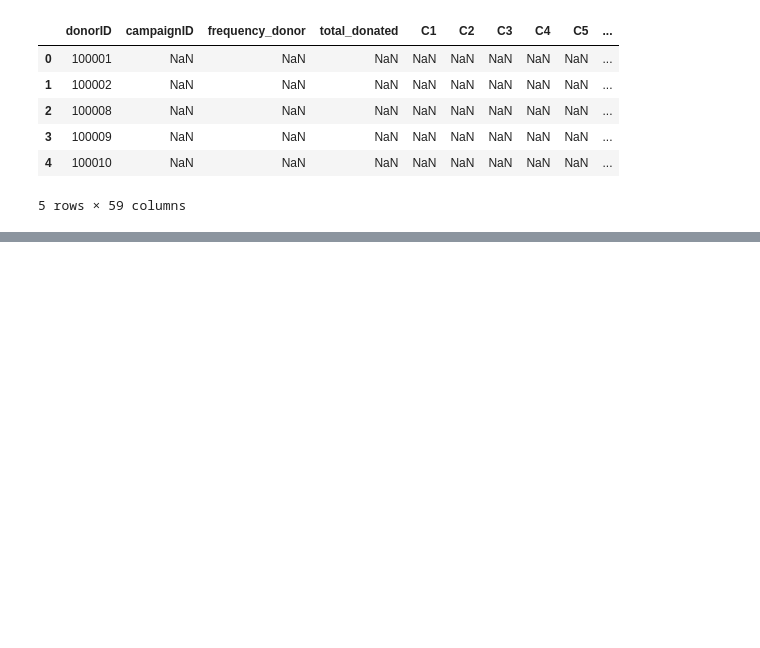
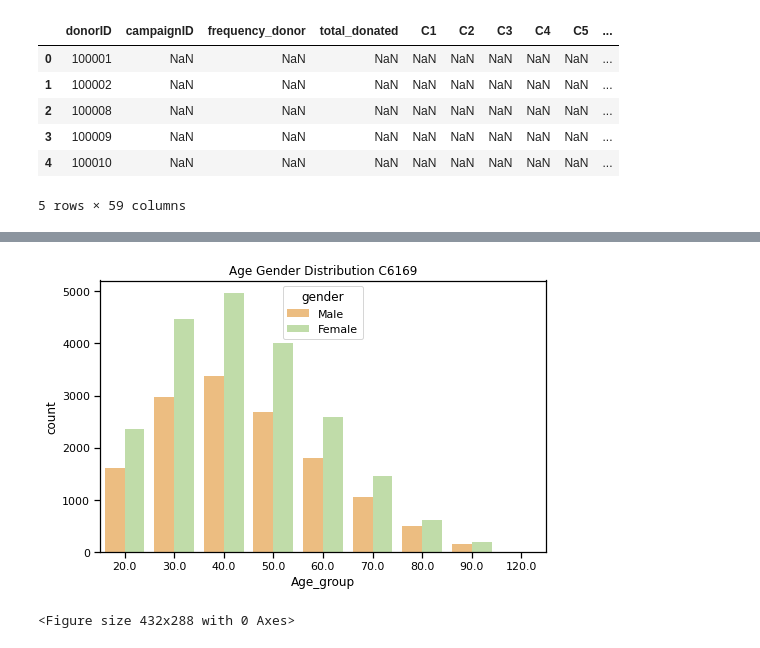
Before and after one commit to inderrana/Predicting-donations-leads-for-NGO, a Jupyter notebook: DSC_Use_Case/data_prep.ipynb, the cells around one changed output, grey strips where cells are left out. Drawn from its saved outputs; the diff is of its cells as text; code cells hidden in the pictures; blank space fills up the shorter version.

```diff
--- a/DSC_Use_Case/data_prep.ipynb
+++ b/DSC_Use_Case/data_prep.ipynb
@@ -615,0 +614,12 @@ KeyboardInterrupt:
+# %%
+plot_6169=pd.read_csv("./data/plot_6169.csv")
+
+plot_7244=pd.read_csv("./data/plot_7244.csv")
+
+plot_7362=pd.read_csv("./data/plot_7362.csv")
+# %%
+plot_6169['Age_group']=plot_6169['Age']//10*10
+plot_7244['Age_group']=plot_7244['Age']//10*10
+plot_7362['Age_group']=plot_7362['Age']//10*10
+
+plot_6169.groupby('Age_group')['Age_group'].count()
@@ -615,0 +734,24 @@ KeyboardInterrupt:
+# %%
+gender_dict={0:"Female",1:"Male"}
+language_dict={1:'EN',2:'FR',3:'NL'}
+region_dict={1:'Brussels',2:'Flanders',3:'Missing',4:'Wallonia'}
+province_dict={1:'Antwerp',2:'Brussels',3:'East Flanders',4:'Flemish Brabant',
+                5:'Hainaut',6:'Liege',7:'Limburg',8:'Luxembourg',9:'Missing',
+                10:'Namur',11:'Walloon Brabant',12:'West Flanders'}
+plot_6169 = plot_6169.replace({"province": province_dict, "region": region_dict, "gender": gender_dict,"language":language_dict})
+plot_7244 = plot_7244.replace({"province": province_dict, "region": region_dict, "gender": gender_dict,"language":language_dict})
+plot_7362 = plot_7362.replace({"province": province_dict, "region": region_dict, "gender": gender_dict,"language":language_dict})
+# %%
+#gender distribution by age category
+fig, ax = plt.subplots()
+fig.set_size_inches(8, 5, forward=True)
+ax = sns.countplot(x='Age_group', hue='gender', data=plot_6169,palette=("Spectral"))
+sns.set_context("notebook")
+plt.title("Age Gender Distribution C6169")
+plt.show()
+#saving the plot
+#saving the plot
+plt.savefig("./figs/1.Age Gender Distribution C6169.png",dpi=150,format="png")
+# %% [output]
+[figure, added]
+<Figure size 432x288 with 0 Axes>
```
Also changed, not shown: parts of 21 cells of this notebook, 22 other files.
